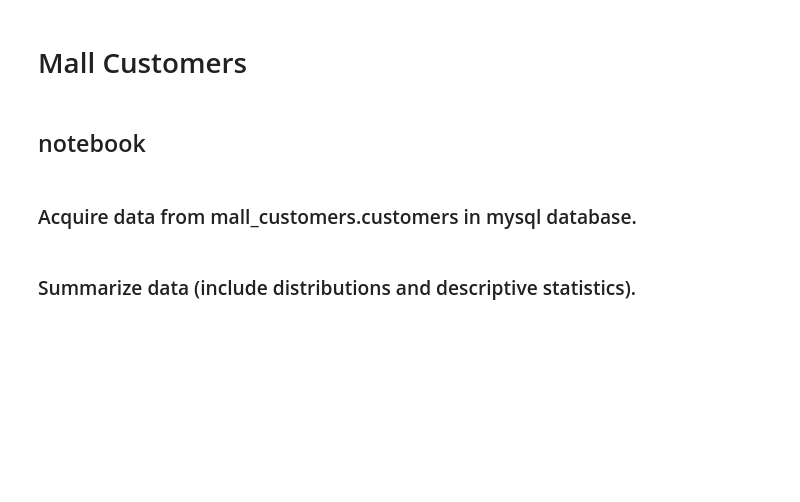
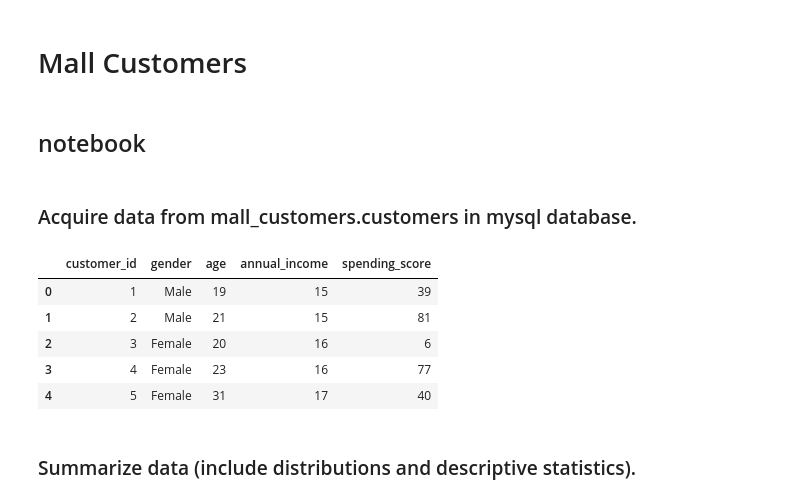
Before and after one commit to SamuelD-Data/clustering-exercises, a Jupyter notebook: zillow.ipynb, the cells around one changed output. Cells and saved outputs as stored; diff of their text form; code cells hidden in the pictures; blank space fills up the shorter version.

```diff
--- a/zillow.ipynb
+++ b/zillow.ipynb
@@ -297,5 +297,23 @@ all functions added to wrangle_zillow.py file
 ## notebook
 # %% [markdown]
 ### Acquire data from mall_customers.customers in mysql database.
+# %%
+def new_mall_data():
+    '''This function reads the mall customer data from the Codeup db into a df, writes it to a csv file and returns the df'''
+    sql_query = 'SELECT * FROM customers'
+    df = pd.read_sql(sql_query, get_connection('mall_customers'))
+    df.to_csv('mall_customers_df.csv')
+    return df
+
+df = new_mall_data()
+
+df.head()
+# %% [output]
+|  | customer_id | gender | age | annual_income | spending_score |
+| 0 | 1 | Male | 19 | 15 | 39 |
+| 1 | 2 | Male | 21 | 15 | 81 |
+| 2 | 3 | Female | 20 | 16 | 6 |
+| 3 | 4 | Female | 23 | 16 | 77 |
+| 4 | 5 | Female | 31 | 17 | 40 |
 # %% [markdown]
 ### Summarize data (include distributions and descriptive statistics).
```
Also changed, not shown: parts of 5 cells of this notebook.
